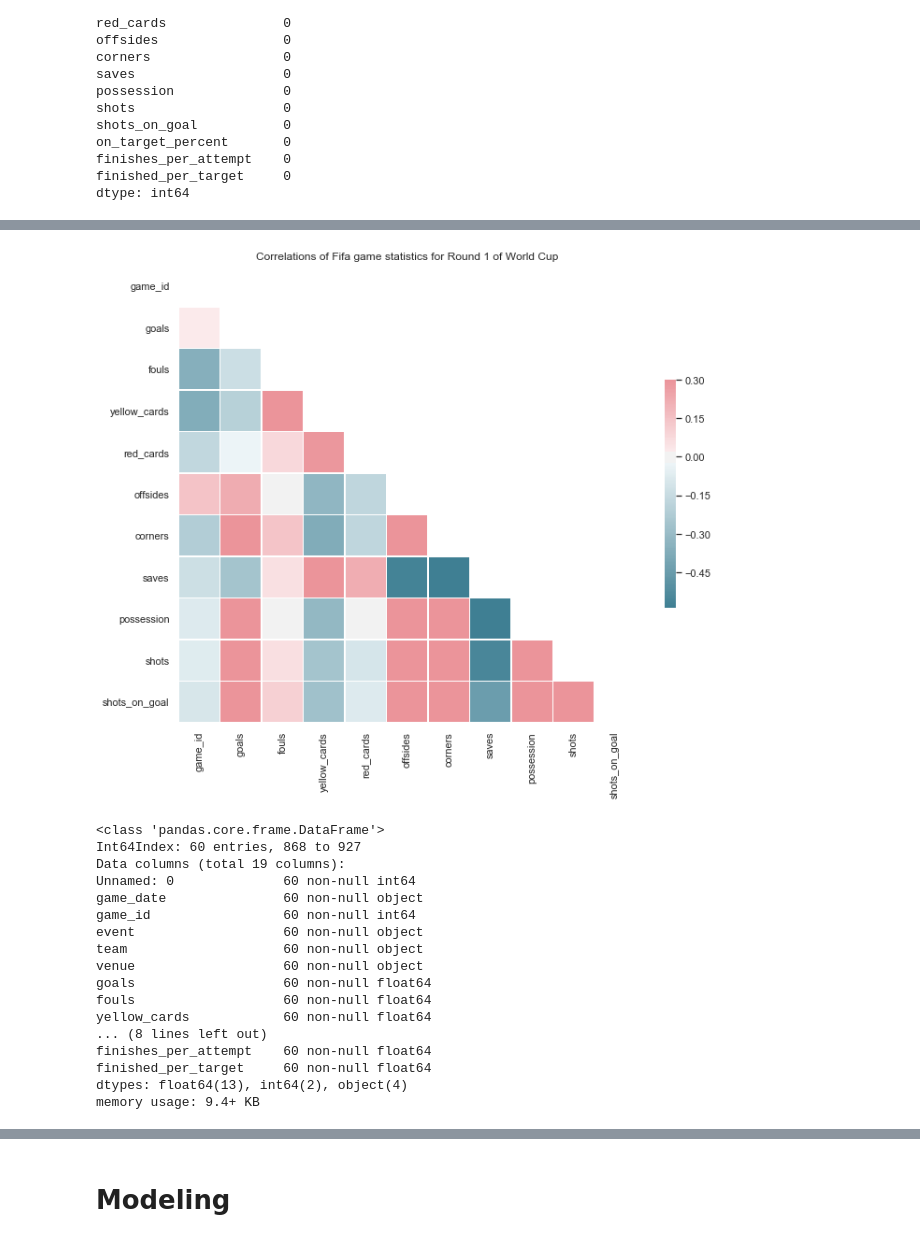
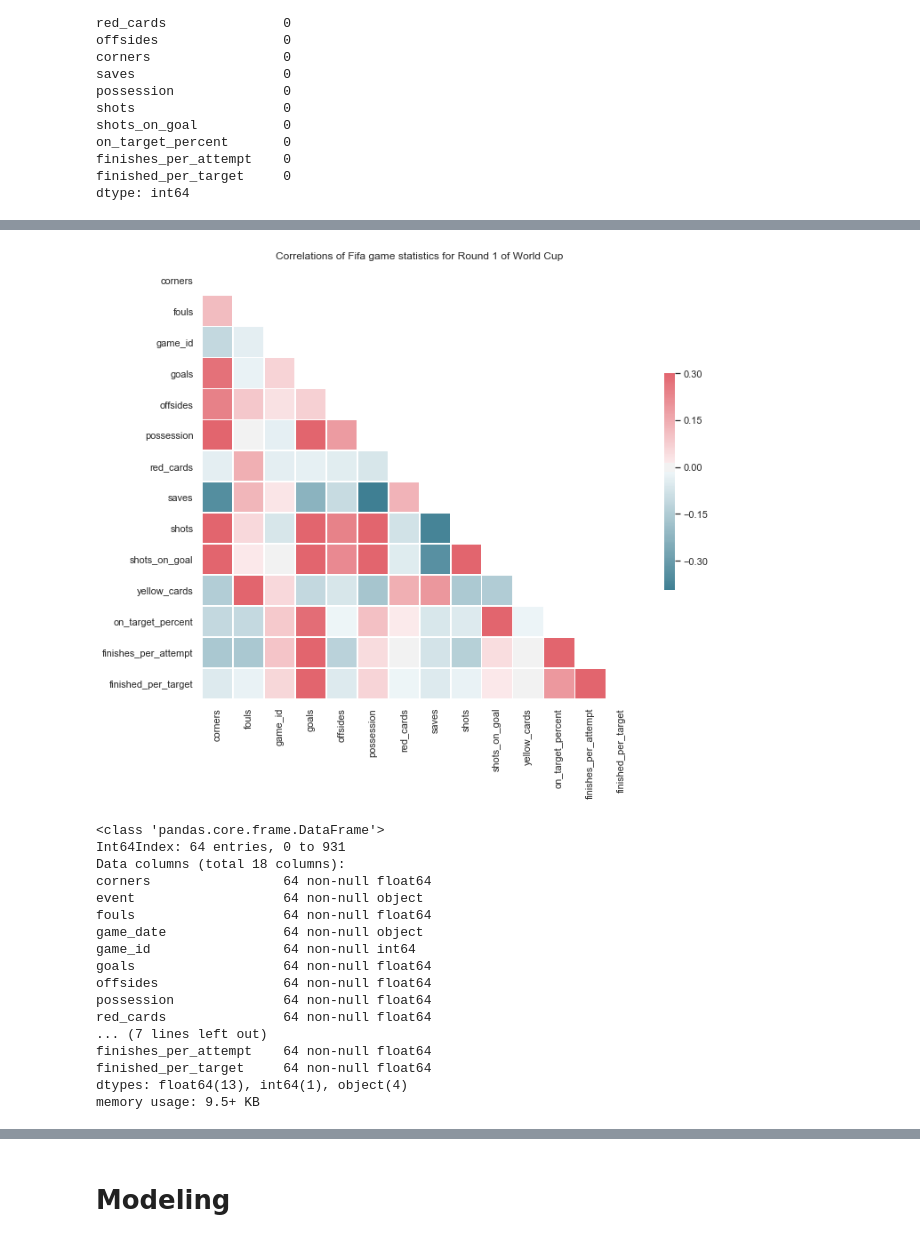
Before and after one commit to Jbrancazio/fwwc_predictor, a Jupyter notebook: FWWC_Predictor.ipynb, the cells around one changed output, grey strips where cells are left out. Drawn from its saved outputs; the diff is of its cells as text; code cells hidden in the pictures.

```diff
--- a/FWWC_Predictor.ipynb
+++ b/FWWC_Predictor.ipynb
@@ -97,4 +100,4 @@ def clean_data(df):
 # %%
 data=clean_data(raw_data)
 # %%
-data.drop("Unnamed: 0",axis=1)
+data.drop("Unnamed: 0",axis=1,inplace=True)
@@ -132,48 +116,48 @@ data.describe()
 # %%
 #graph correlations
 sns.set(style="white")
 
-d=average_df
+d=data
 
 # Compute the correlation matrix
 corr = d.corr()
 
 # Generate a mask for the upper triangle
 mask = np.zeros_like(corr, dtype=np.bool)
 mask[np.triu_indices_from(mask)] = True
 
 # Set up the matplotlib figure
 f, ax = plt.subplots(figsize=(11, 9))
 
 # Generate a custom diverging colormap
 cmap = sns.diverging_palette(220, 10, as_cmap=True)
 
 # Draw the heatmap with the mask and correct aspect ratio
 sns.heatmap(corr, mask=mask, cmap=cmap, vmax=.3, center=0,
             square=True, linewidths=.5, cbar_kws={"shrink": .5})
 plt.title("Correlations of Fifa game statistics for Round 1 of World Cup" )
 plt.savefig("Round_1_Correlation_graph.png")
 # %% [output]
-[figure, old version]
+[figure, new version]
 # %%
 fwww=data[data["event"].str.contains("2019 FIFA Women's World Cup")]
 # %%
 fwww.info()
 # %% [output]
 <class 'pandas.core.frame.DataFrame'>
-Int64Index: 60 entries, 868 to 927
-Data columns (total 19 columns):
-Unnamed: 0              60 non-null int64
-game_date               60 non-null object
-game_id                 60 non-null int64
-event                   60 non-null object
-team                    60 non-null object
-venue                   60 non-null object
-goals                   60 non-null float64
-fouls                   60 non-null float64
-yellow_cards            60 non-null float64
-... (8 lines left out)
-finishes_per_attempt    60 non-null float64
-finished_per_target     60 non-null float64
-dtypes: float64(13), int64(2), object(4)
-memory usage: 9.4+ KB
+Int64Index: 64 entries, 0 to 931
+Data columns (total 18 columns):
+corners                 64 non-null float64
+event                   64 non-null object
+fouls                   64 non-null float64
+game_date               64 non-null object
+game_id                 64 non-null int64
+goals                   64 non-null float64
+offsides                64 non-null float64
+possession              64 non-null float64
+red_cards               64 non-null float64
+... (7 lines left out)
+finishes_per_attempt    64 non-null float64
+finished_per_target     64 non-null float64
+dtypes: float64(13), int64(1), object(4)
+memory usage: 9.5+ KB
```
Also changed, not shown: parts of 24 cells of this notebook, 18 other files.
